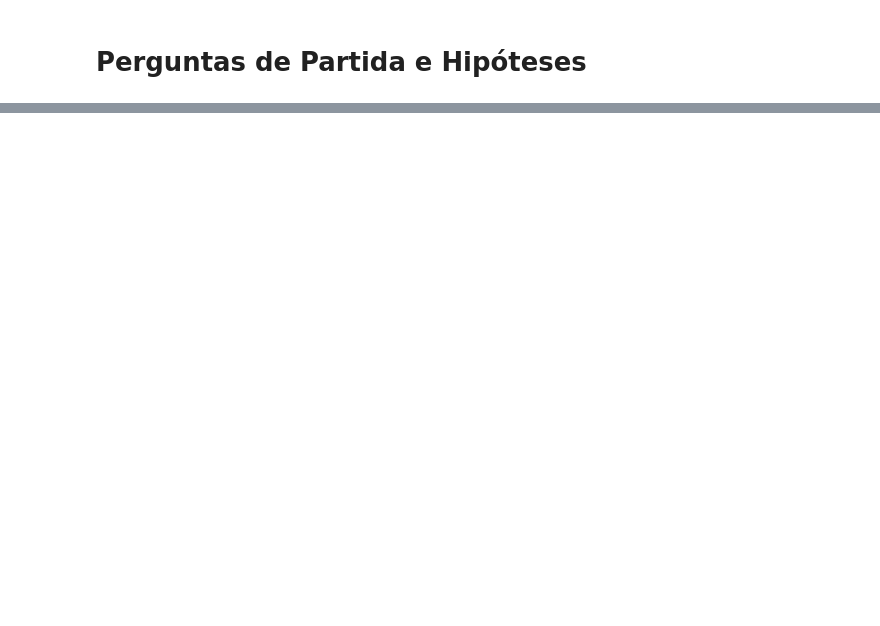
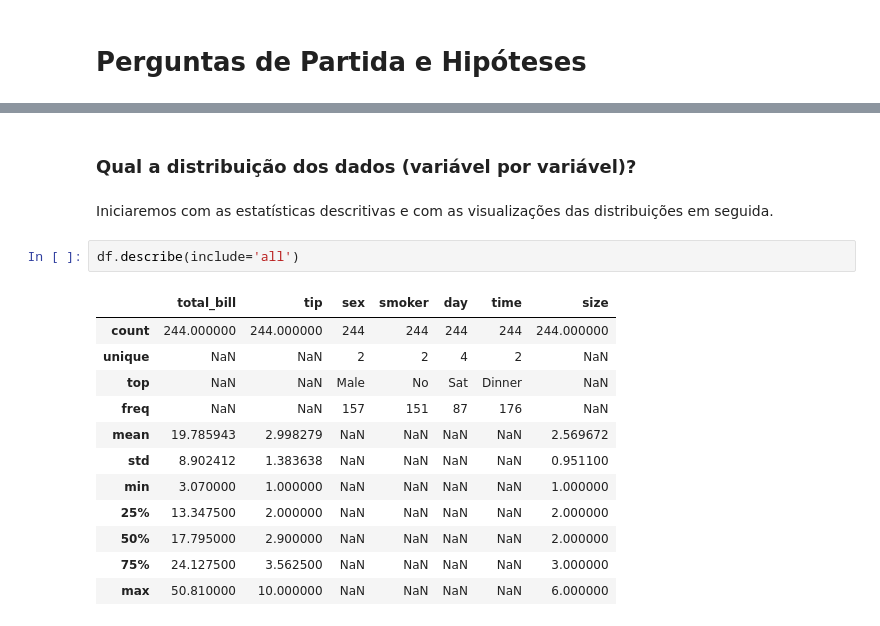
Before and after one commit to Fernanda-Cordeiro/avanti-bootcamp-cdd, a Jupyter notebook: notebooks/01-exploratory_data_analysis.ipynb, the cells around one changed output, grey strips where cells are left out. Drawn from its saved outputs; the diff is of its cells as text; blank space fills up the shorter version.

```diff
--- a/notebooks/01-exploratory_data_analysis.ipynb
+++ b/notebooks/01-exploratory_data_analysis.ipynb
@@ -37,0 +83,19 @@ df.head()
+# %% [markdown]
+### Qual a distribuição dos dados (variável por variável)?
+# %% [markdown]
+Iniciaremos com as estatísticas descritivas e com as visualizações das distribuições em seguida.
+# %%
+df.describe(include='all')
+# %% [output]
+|  | total_bill | tip | sex | smoker | day | time | size |
+| count | 244.000000 | 244.000000 | 244 | 244 | 244 | 244 | 244.000000 |
+| unique | NaN | NaN | 2 | 2 | 4 | 2 | NaN |
+| top | NaN | NaN | Male | No | Sat | Dinner | NaN |
+| freq | NaN | NaN | 157 | 151 | 87 | 176 | NaN |
+| mean | 19.785943 | 2.998279 | NaN | NaN | NaN | NaN | 2.569672 |
+| std | 8.902412 | 1.383638 | NaN | NaN | NaN | NaN | 0.951100 |
+| min | 3.070000 | 1.000000 | NaN | NaN | NaN | NaN | 1.000000 |
+| 25% | 13.347500 | 2.000000 | NaN | NaN | NaN | NaN | 2.000000 |
+| 50% | 17.795000 | 2.900000 | NaN | NaN | NaN | NaN | 2.000000 |
+| 75% | 24.127500 | 3.562500 | NaN | NaN | NaN | NaN | 3.000000 |
+| max | 50.810000 | 10.000000 | NaN | NaN | NaN | NaN | 6.000000 |
```
Also changed, not shown: parts of 19 cells of this notebook, 2 other files.
